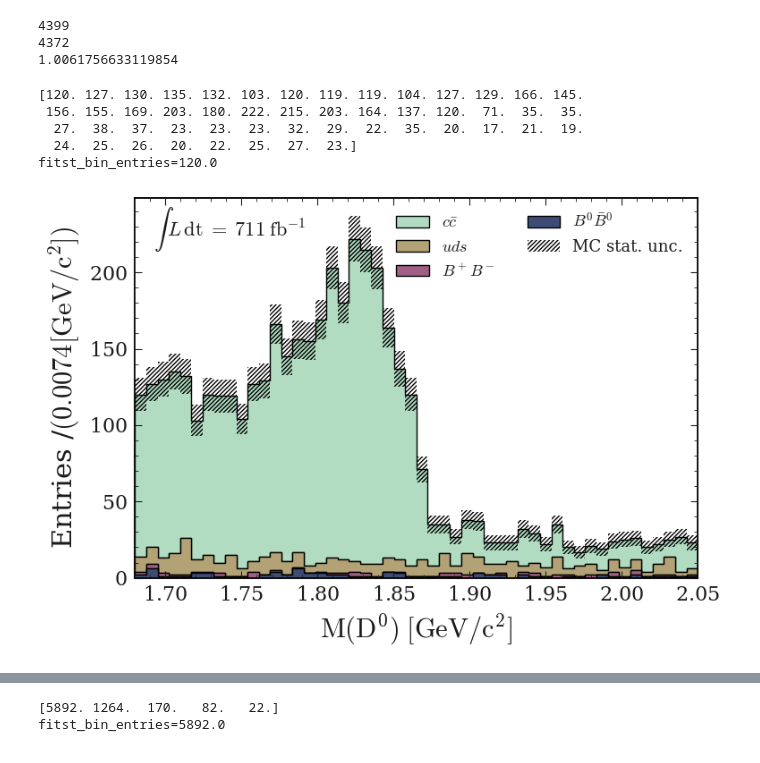
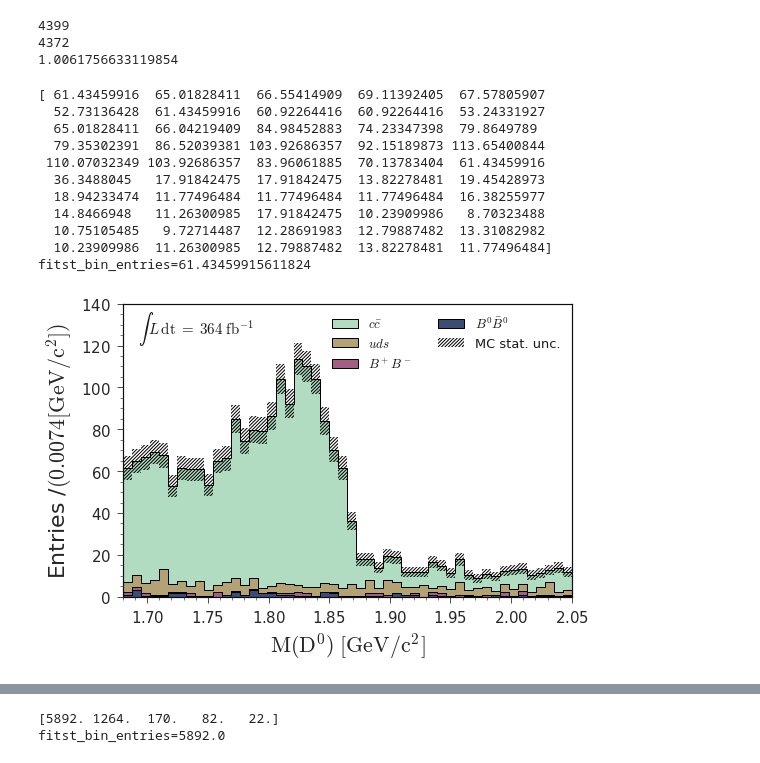
Before and after one commit to jykim-physics/DRAW_and_FITTING, a Jupyter notebook: main/DRAW/Stacked_histograms/Belle/Belle_phi.ipynb, the cells around one changed output, grey strips where cells are left out. Drawn from its saved outputs; the diff is of its cells as text; code cells hidden in the pictures.

```diff
--- a/main/DRAW/Stacked_histograms/Belle/Belle_phi.ipynb
+++ b/main/DRAW/Stacked_histograms/Belle/Belle_phi.ipynb
@@ -28,8 +28,8 @@ from main.data_tools.query_dataframes import cut_dfs_4types
 The autoreload extension is already loaded. To reload it, use:
   %reload_ext autoreload
 # %%
-base_file_loc = '/media/jykim/T7_2/storage/Ntuples_ghi_2/Belle_study/ntuple_massvetov2_b2bii_stream10_5_presel/'
-base_file_loc = '/media/jykim/T7_2/storage/Ntuples_ghi_2/Belle_study/ntuple_massvetov2_b2bii_stream11_4_presel/'
+base_file_loc = '/home/belle2/jaeyoung/storage_ghi/Ntuples_ghi_2/Belle_study/ntuple_massvetov2_b2bii_stream10_5_presel/'
+base_file_loc = '/home/belle2/jaeyoung/storage_ghi/Ntuples_ghi_2/Belle_study/ntuple_massvetov2_b2bii_stream11_4_presel/'
 # %%
 Vgamma_ccbar = base_file_loc + 'charm/*.root'
 # phigamma_ccbar = base_file_loc + 'topo/generic_ccbar.root'
@@ -116,28 +126,39 @@ pd_ccbar, pd_uds,pd_charged, pd_mixed = cut_dfs_4types(cut, pd_ccbar, pd_uds,pd_
 # %%
 labels = [ r'$B^0\bar{B}^0$', r'$B^+B^-$', r'$uds$', r'$c\bar{c}$']
 
 # data  = [taupair_bkg[var], mixed_bkg[var], charged_bkg[var],ssbar_bkg[var], ddbar_bkg[var],uubar_bkg[var], ccbar_bkg[var]]
 var = 'D0_M'
 data  = [pd_mixed[var], pd_charged[var],pd_uds[var], pd_ccbar[var]]
 
 
-scale = 1
+# scale = 1
+scale = 364/711
+
 xrange = (1.68,2.05)
 # xrange = (1.8,1.9)
 
 nbins = 50
 xlabel = "$\mathrm{M(D^0)}$"
 
-MC_stack_plot(data, var, scale, xrange, nbins, xlabel=xlabel, labels=labels,title="", unit="[GeV/c^2]", luminosity="$711\; \mathrm{fb}^{-1}$")
+MC_stack_plot(data, var, scale, xrange, nbins, xlabel=xlabel, labels=labels,title="", unit="[GeV/c^2]", luminosity="$364\; \mathrm{fb}^{-1}$")
 plt.tight_layout()
-plt.savefig("/media/jykim/T7/saved_plots/belle_vs_belleII/generic/Belle_phi_4S_optimzied_nopi0veto_D0_stream11_4.png")
+# plt.savefig("/home/belle2/jaeyoung/plots/2024_Jan_B2GM/Belle_phi_4S_optimzied_nopi0veto_D0_stream11_4.png")
+plt.savefig("/home/belle2/jaeyoung/plots/2024_Jan_B2GM/scaled_down_to_364_Belle_phi_4S_optimzied_nopi0veto_D0_stream11_4.png")
+
+# plt.savefig("/media/jykim/T7/saved_plots/belle_vs_belleII/generic/Belle_phi_4S_optimzied_nopi0veto_D0_stream11_4.png")
 # %% [output]
-[120. 127. 130. 135. 132. 103. 120. 119. 119. 104. 127. 129. 166. 145.
- 156. 155. 169. 203. 180. 222. 215. 203. 164. 137. 120.  71.  35.  35.
-  27.  38.  37.  23.  23.  23.  32.  29.  22.  35.  20.  17.  21.  19.
-  24.  25.  26.  20.  22.  25.  27.  23.]
-fitst_bin_entries=120.0
+[ 61.43459916  65.01828411  66.55414909  69.11392405  67.57805907
+  52.73136428  61.43459916  60.92264416  60.92264416  53.24331927
+  65.01828411  66.04219409  84.98452883  74.23347398  79.8649789
+  79.35302391  86.52039381 103.92686357  92.15189873 113.65400844
+ 110.07032349 103.92686357  83.96061885  70.13783404  61.43459916
+  36.3488045   17.91842475  17.91842475  13.82278481  19.45428973
+  18.94233474  11.77496484  11.77496484  11.77496484  16.38255977
+  14.8466948   11.26300985  17.91842475  10.23909986   8.70323488
+  10.75105485   9.72714487  12.28691983  12.79887482  13.31082982
+  10.23909986  11.26300985  12.79887482  13.82278481  11.77496484]
+fitst_bin_entries=61.43459915611824
-[figure, old version]
+[figure, new version]
 # %%
 labels = [ r'$B^0\bar{B}^0$', r'$B^+B^-$', r'$uds$', r'$c\bar{c}$']
 
```
Also changed, not shown: parts of 2 cells of this notebook, 14 other files.
